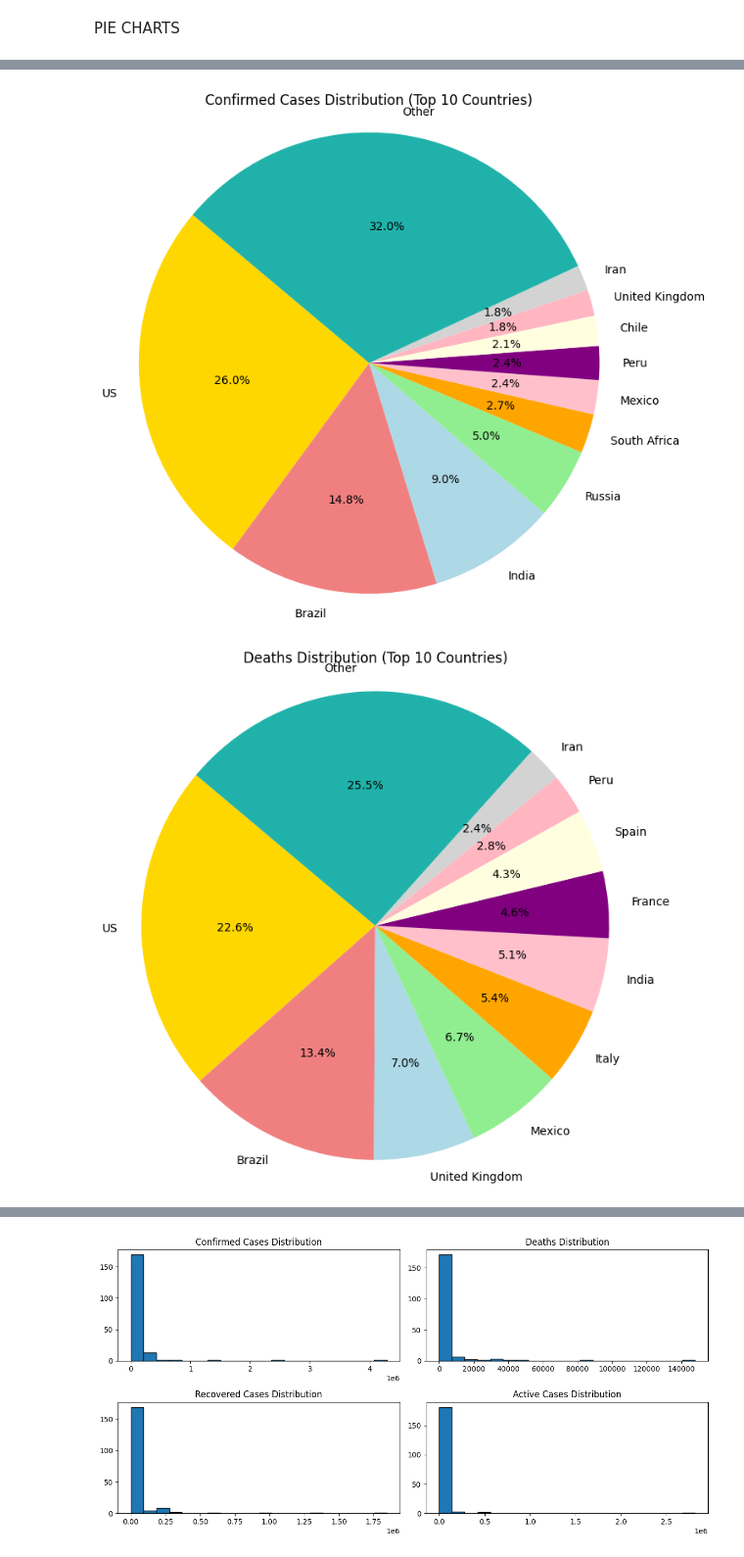
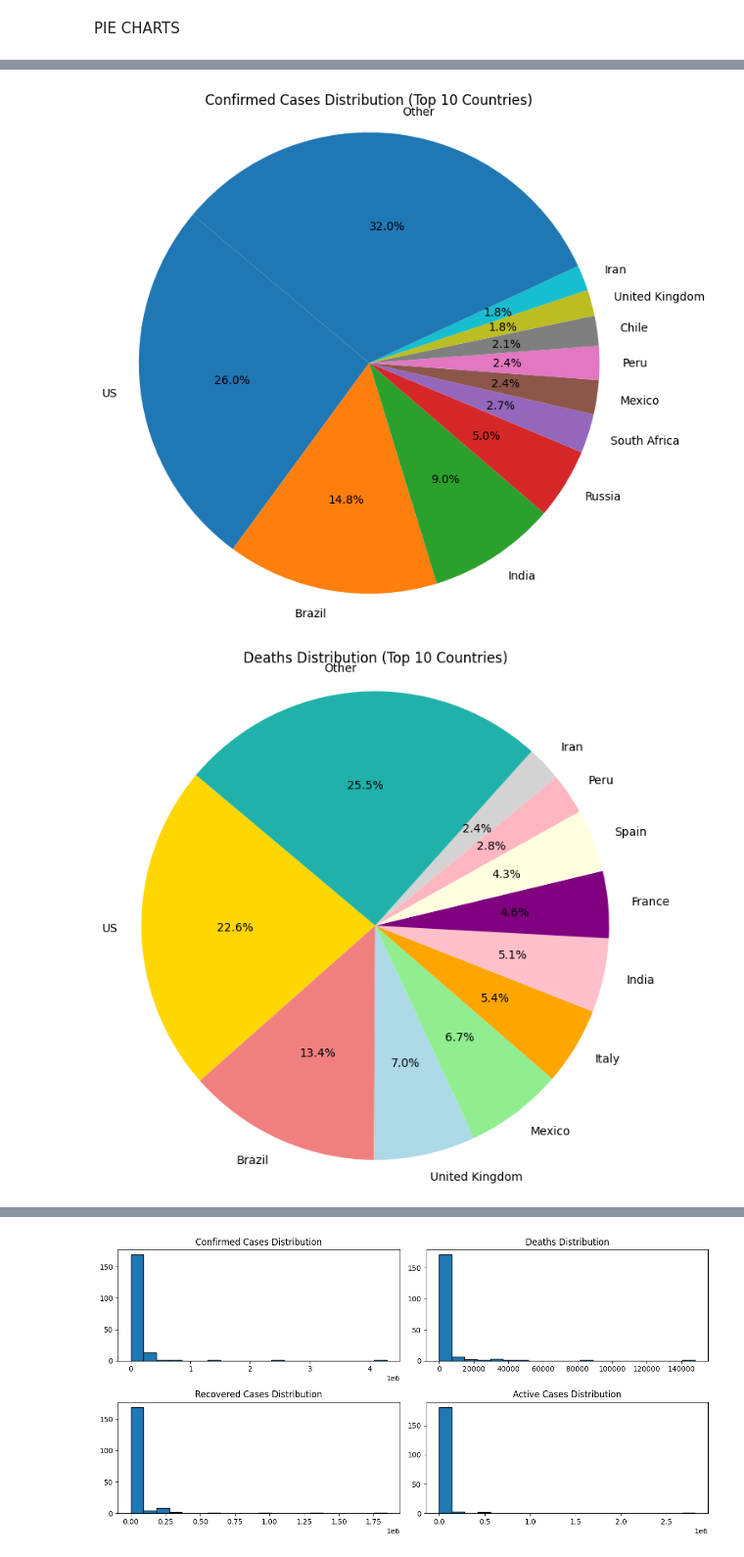
Before and after one commit to xyferr/BD-ML, a Jupyter notebook: covid - assesment/Covid data analysis.ipynb, the cells around one changed output, grey strips where cells are left out. Shown at 98% size. Cells and saved outputs as stored; diff of their text form; code cells hidden in the pictures.

```diff
--- a/covid - assesment/Covid data analysis.ipynb
+++ b/covid - assesment/Covid data analysis.ipynb
@@ -156,3 +181,7 @@ cov[cov.Confirmed < 20]
 | 183 | Western Sahara | 10 | 1 | 8 | 1 | 0 | 0 | 0 | ... |
 # %%
-#No country has less than 10 confirmed cases.
+# Creating new dataframe 'low_confirmed_cases' to store rows with confirmed cases less than 40
+low_confirmed_cases = cov[cov['Confirmed'] < 50]
+
+# Removing the selected rows from the 'cov' dataframe
+cov = cov[cov['Confirmed'] >= 50]
@@ -336,30 +306,31 @@ plt.show()
 # %%
 
-# Define the number of top countries you want to consider
+
 top_n_countries = 10
 
-# Sort the DataFrame by 'Confirmed' cases in descending order
+#To Sort the DataFrame by 'Confirmed' cases in descending order
 cov_sorted = cov.sort_values(by='Confirmed', ascending=False)
 
-# Get the top 20 countries with the highest confirmed cases
+
 top_countries_confirmed = cov_sorted.head(top_n_countries)
 
-# Create a pie chart for the top 20 countries with confirmed cases
+#getiing a list of top countries in every field
 data_confirmed = top_countries_confirmed['Confirmed'].tolist()
 labels_confirmed = top_countries_confirmed['Country/Region'].tolist()
+
 # Aggregate the remaining cases into the 'Other' category
 other_confirmed = cov_sorted.iloc[top_n_countries:]['Confirmed'].sum()
 data_confirmed.append(other_confirmed)
 labels_confirmed.append('Other')
 
 # Define colors for the pie chart
-colors_confirmed = ['gold', 'lightcoral', 'lightblue', 'lightgreen', 'orange', 'pink', 'purple', 'lightyellow', 'lightpink',
+"""colors_confirmed = ['gold', 'lightcoral', 'lightblue', 'lightgreen', 'orange', 'pink', 'purple', 'lightyellow', 'lightpink',
            'lightgray', 'lightseagreen', 'lightcoral', 'lightgreen', 'lightblue', 'khaki', 'lavender', 'lightcyan',
            'lightsteelblue', 'lightcoral', 'lightgray', 'lightsalmon']
-
+"""
 # Create a pie chart for confirmed cases with specified colors
 plt.figure(figsize=(8, 8))
-plt.pie(data_confirmed, labels=labels_confirmed, autopct='%1.1f%%', startangle=140, colors=colors_confirmed)
+plt.pie(data_confirmed, labels=labels_confirmed, autopct='%1.1f%%', startangle=140)
 plt.title('Confirmed Cases Distribution (Top 10 Countries)')
 plt.axis('equal')
 plt.show()
@@ -370,10 +341,11 @@ cov_sorted = cov.sort_values(by='Deaths', ascending=False)
 # Get the top 20 countries with the highest deaths
 top_countries_deaths = cov_sorted.head(top_n_countries)
 
-# Create a pie chart for the top 20 countries with deaths
+# Create a pie chart for the top 10 countries with deaths
 data_deaths = top_countries_deaths['Deaths'].tolist()
 labels_deaths = top_countries_deaths['Country/Region'].tolist()
-# Aggregate the remaining deaths into the 'Other' category
+
+#To Aggregate the remaining deaths into the 'Other' category
 other_deaths = cov_sorted.iloc[top_n_countries:]['Deaths'].sum()
 data_deaths.append(other_deaths)
 labels_deaths.append('Other')
@@ -383,40 +355,41 @@ colors_deaths = ['gold', 'lightcoral', 'lightblue', 'lightgreen', 'orange', 'pin
            'lightgray', 'lightseagreen', 'lightcoral', 'lightgreen', 'lightblue', 'khaki', 'lavender', 'lightcyan',
            'lightsteelblue', 'lightcoral', 'lightgray', 'lightsalmon']
 
-# Create a pie chart for deaths with specified colors
+# Creating a pie chart for deaths with specified colors
 plt.figure(figsize=(8, 8))
 plt.pie(data_deaths, labels=labels_deaths, autopct='%1.1f%%', startangle=140, colors=colors_deaths)
 plt.title('Deaths Distribution (Top 10 Countries)')
 plt.axis('equal')
 plt.show()
 
 # Sort the DataFrame by 'Recovered' cases in descending order
 cov_sorted = cov.sort_values(by='Recovered', ascending=False)
 
-# Get the top 20 countries with the highest recoveries
+# Getting the top 10 countries with the highest recoveries
 top_countries_recovered = cov_sorted.head(top_n_countries)
 
-# Create a pie chart for the top 20 countries with recoveries
+# Creating a pie chart for the top 20 countries with recoveries
 data_recovered = top_countries_recovered['Recovered'].tolist()
 labels_recovered = top_countries_recovered['Country/Region'].tolist()
-# Aggregate the remaining recoveries into the 'Other' category
+
+
 other_recovered = cov_sorted.iloc[top_n_countries:]['Recovered'].sum()
 data_recovered.append(other_recovered)
 labels_recovered.append('Other')
 
 # Define colors for the pie chart
 colors_recovered = ['gold', 'lightcoral', 'lightblue', 'lightgreen', 'orange', 'pink', 'purple', 'lightyellow', 'lightpink',
            'lightgray', 'lightseagreen', 'lightcoral', 'lightgreen', 'lightblue', 'khaki', 'lavender', 'lightcyan',
            'lightsteelblue', 'lightcoral', 'lightgray', 'lightsalmon']
 
 # Create a pie chart for recoveries with specified colors
 plt.figure(figsize=(8, 8))
 plt.pie(data_recovered, labels=labels_recovered, autopct='%1.1f%%', startangle=140, colors=colors_recovered)
 plt.title('Recovered Cases Distribution (Top 10 Countries)')
 plt.axis('equal')
 plt.show()
 # %% [output]
-[figure, old version]
+[figure, new version]
 [figure]
 [figure]
 # %%
```
Also changed, not shown: parts of 9 cells of this notebook, 1 other file.
